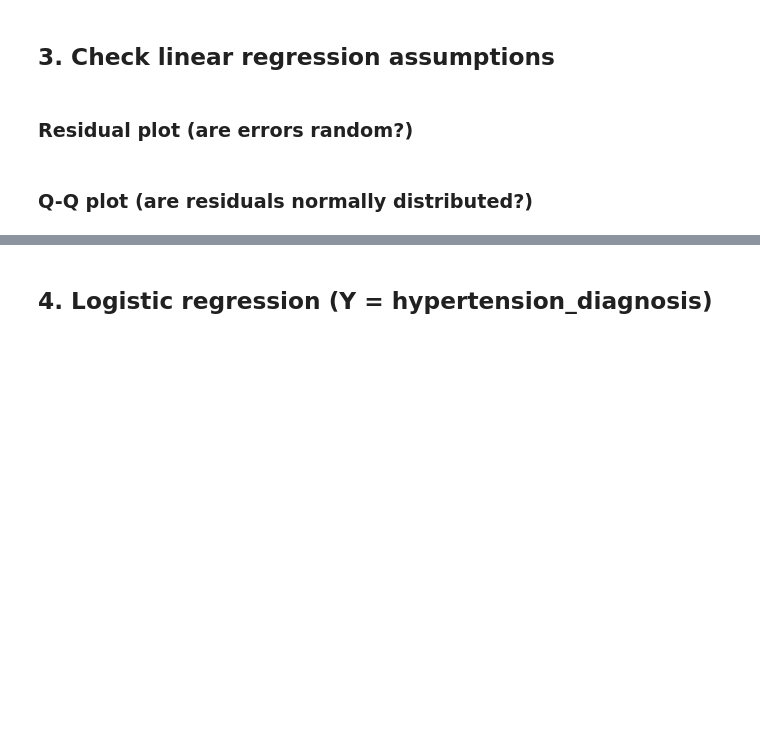
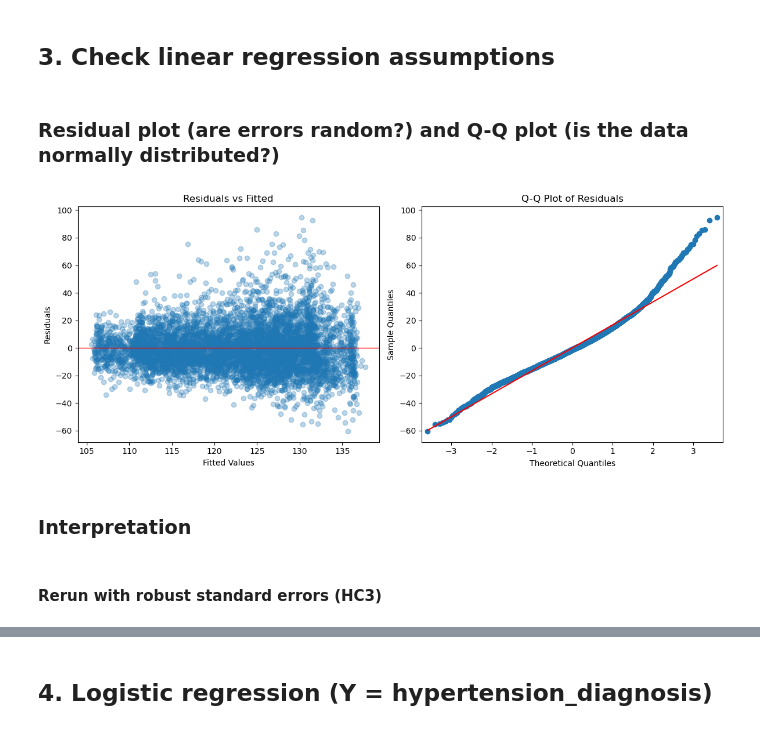
Before and after one commit to npanda30/nhanes-sleep-bp, a Jupyter notebook: Notebooks/03_modeling.ipynb, the cells around one changed output, grey strips where cells are left out. Cells and saved outputs as stored; diff of their text form; code cells hidden in the pictures; blank space fills up the shorter version.

```diff
--- a/Notebooks/03_modeling.ipynb
+++ b/Notebooks/03_modeling.ipynb
@@ -18,5 +18,15 @@ Ready: (5999, 8)
 ## 1. Prepare the data
 # %% [markdown]
 ### Encode sex as dummy variable
+# %%
+# Recode sex from 1/2 to 0/1 (0 = male, 1 = female)
+df['sex'] = df['sex'].map({1.0: 0, 2.0: 1})
 # %% [markdown]
 ### Define X (predictors) and Y (outcome) for each model
+# %%
+X = df[['sleep_hours', 'age', 'sex', 'bmi']]
+y = df['systolic_bp']
+
+X = sm.add_constant(X)
+
+print(X.head())
@@ -24,5 +41,7 @@ Ready: (5999, 8)
 ## Linear Regression (Y = systolic_bp)
 # %% [markdown]
 ### Build the model
+# %%
+model = sm.OLS(y, X).fit()
 # %% [markdown]
 ### Run model and read summary table
@@ -33,6 +72,29 @@ Ready: (5999, 8)
 # %% [markdown]
 ## 3. Check linear regression assumptions
 # %% [markdown]
-### Residual plot (are errors random?)
+### Residual plot (are errors random?) and Q-Q plot (is the data normally distributed?)
-# %% [markdown]
-### Q-Q plot (are residuals normally distributed?)
+# %%
+fig, axes = plt.subplots(1, 2, figsize=(12, 5))
+
+# Residual plot
+fitted = model.fittedvalues
+residuals = model.resid
+
+axes[0].scatter(fitted, residuals, alpha=0.3)
+axes[0].axhline(0, color='red', linewidth=1)
+axes[0].set_xlabel('Fitted Values')
+axes[0].set_ylabel('Residuals')
+axes[0].set_title('Residuals vs Fitted')
+
+# Q-Q plot
+sm.qqplot(residuals, line='s', ax=axes[1])
+axes[1].set_title('Q-Q Plot of Residuals')
+
+plt.tight_layout()
+plt.show()
+# %% [output]
+[figure, added]
+# %% [markdown]
+### Interpretation
+# %% [markdown]
+#### Rerun with robust standard errors (HC3)
```
Also changed, not shown: parts of 27 cells of this notebook.
